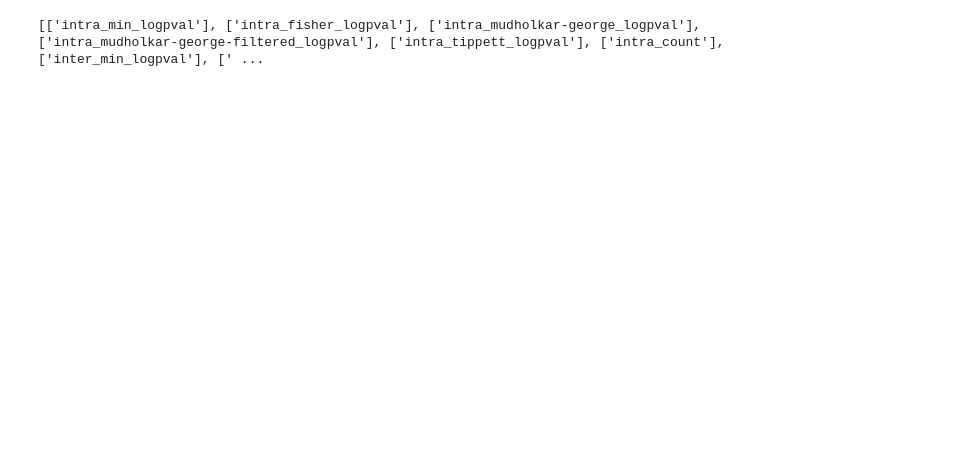
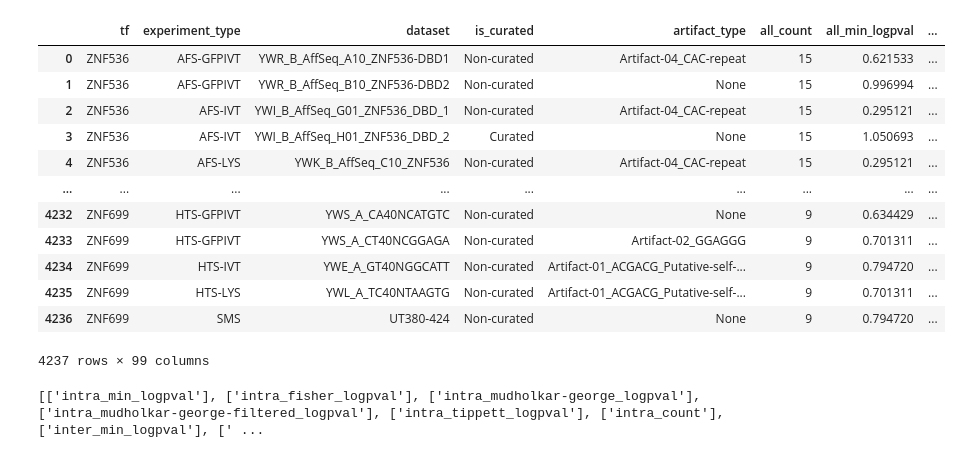
Before and after one commit to autosome-ru/greco-bit-data-processing, a Jupyter notebook: heatmap_stats_2.ipynb, the cells around one changed output. Saved outputs shown, nothing was run; the diff lists cells and outputs as text; code cells hidden in the pictures; blank space fills up the shorter version.

```diff
--- a/heatmap_stats_2.ipynb
+++ b/heatmap_stats_2.ipynb
@@ -352,6 +352,24 @@ dataset_correlation_triples = load_dataset_correlations(f'{heatmaps_folder}/*.js
 pvalue_lists_by_dataset_and_datatype = collect_pvalue_lists_by_dataset_and_datatype(dataset_correlation_triples)
 # %%
 df = collect_aggregated_pvalues(pvalue_lists_by_dataset_and_datatype, AGGREGATION_METHODS)
+# %%
+# dataset_artifact_metrics_num_in_q25
+# heatmaps_folder
+df
+# %% [output]
+|  | tf | experiment_type | dataset | is_curated | artifact_type | all_count | all_min_logpval | ... |
+| 0 | ZNF536 | AFS-GFPIVT | YWR_B_AffSeq_A10_ZNF536-DBD1 | Non-curated | Artifact-04_CAC-repeat | 15 | 0.621533 | ... |
+| 1 | ZNF536 | AFS-GFPIVT | YWR_B_AffSeq_B10_ZNF536-DBD2 | Non-curated | None | 15 | 0.996994 | ... |
+| 2 | ZNF536 | AFS-IVT | YWI_B_AffSeq_G01_ZNF536_DBD_1 | Non-curated | Artifact-04_CAC-repeat | 15 | 0.295121 | ... |
+| 3 | ZNF536 | AFS-IVT | YWI_B_AffSeq_H01_ZNF536_DBD_2 | Curated | None | 15 | 1.050693 | ... |
+| 4 | ZNF536 | AFS-LYS | YWK_B_AffSeq_C10_ZNF536 | Non-curated | Artifact-04_CAC-repeat | 15 | 0.295121 | ... |
+| ... | ... | ... | ... | ... | ... | ... | ... | ... |
+| 4232 | ZNF699 | HTS-GFPIVT | YWS_A_CA40NCATGTC | Non-curated | None | 9 | 0.634429 | ... |
+| 4233 | ZNF699 | HTS-GFPIVT | YWS_A_CT40NCGGAGA | Non-curated | Artifact-02_GGAGGG | 9 | 0.701311 | ... |
+| 4234 | ZNF699 | HTS-IVT | YWE_A_GT40NGGCATT | Non-curated | Artifact-01_ACGACG_Putative-self-... | 9 | 0.794720 | ... |
+| 4235 | ZNF699 | HTS-LYS | YWL_A_TC40NTAAGTG | Non-curated | Artifact-01_ACGACG_Putative-self-... | 9 | 0.701311 | ... |
+| 4236 | ZNF699 | SMS | UT380-424 | Non-curated | None | 9 | 0.794720 | ... |
+4237 rows × 99 columns
 # %%
 def recall_for_feature(df, feature):
     curated_num, other_num = 0, 0
```
Also changed, not shown: parts of 4 cells of this notebook, 2 other files.
